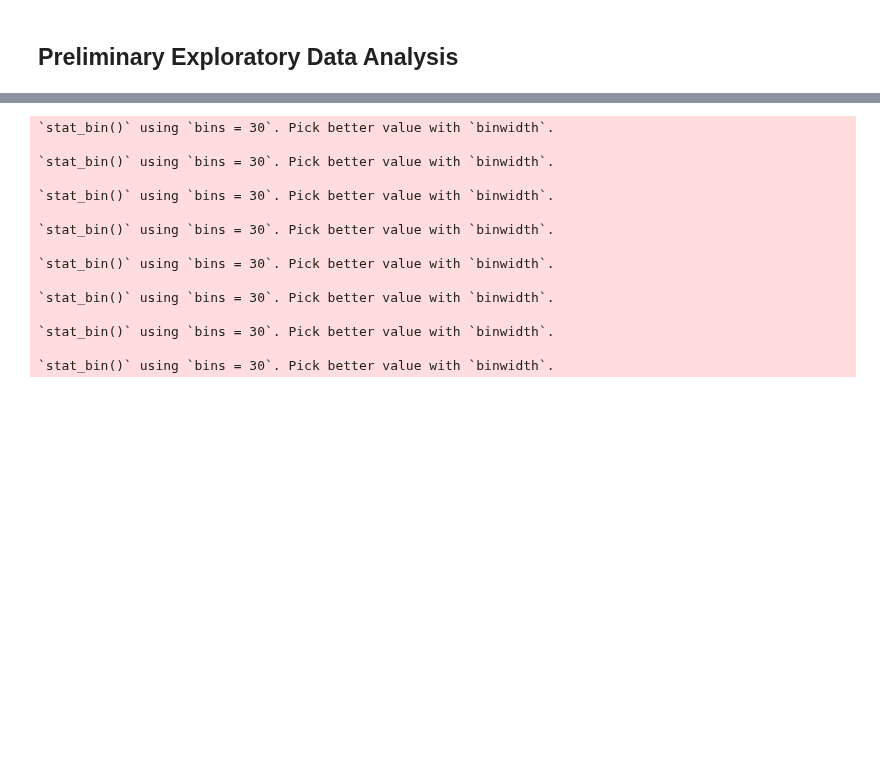
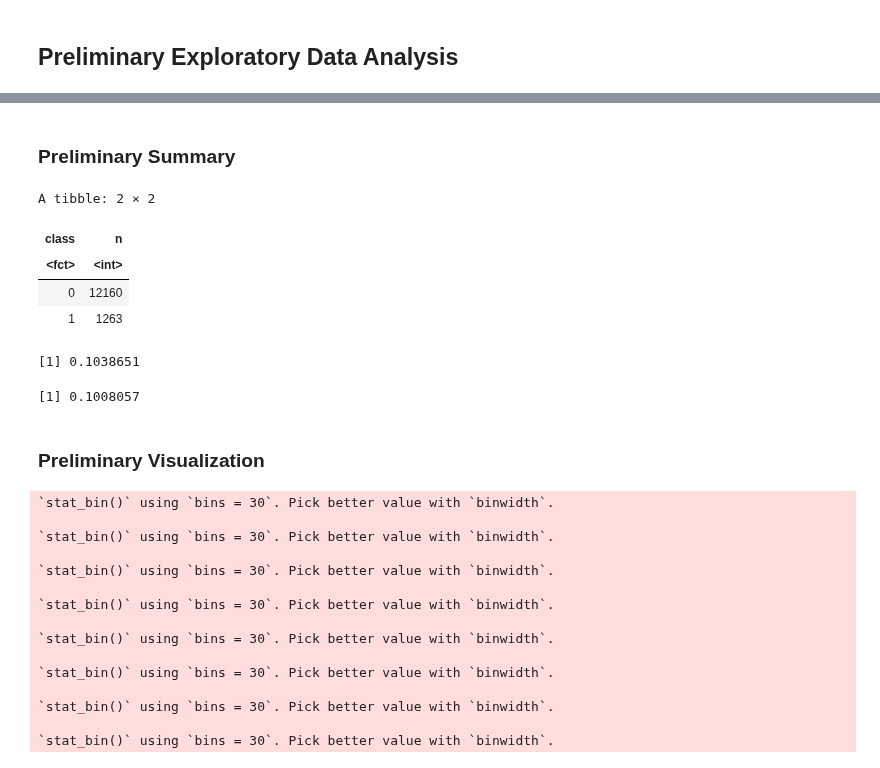
Before and after one commit to iaujla01/DSCI100Project, a Jupyter notebook: project_proposal.ipynb, the cells around one changed output, grey strips where cells are left out. Saved outputs shown, nothing was run; the diff lists cells and outputs as text; code cells hidden in the pictures; blank space fills up the shorter version.

Commit message:
added preliminary summary section

```diff
--- a/project_proposal.ipynb
+++ b/project_proposal.ipynb
@@ -84,3 +99,21 @@ $ class          <fct> 0, 0, 0, 0, 0, 0, 0, 0, 0, 0, 0, 0, 0, 1, 0, 0, 0, 0, …
+# %% [markdown]
+### Preliminary Summary
+# %%
+positive_candidates <- htru_train %>%
+    group_by(class) %>%
+    summarize(n = n())
+positive_candidates
+# We can see that there are 1263 positive pulsar candidates in the training data
+# %% [output]
+A tibble: 2 × 2
+| class | n |
+| <fct> | <int> |
+| 0 | 12160 |
+| 1 | 1263 |
+[1] 0.1038651
+[1] 0.1008057
+# %% [markdown]
+### Preliminary Visualization
 # %%
 library(gridExtra)
 options(repr.plot.width=25, repr.plot.height=6)
```
Also changed, not shown: parts of 4 cells of this notebook.
